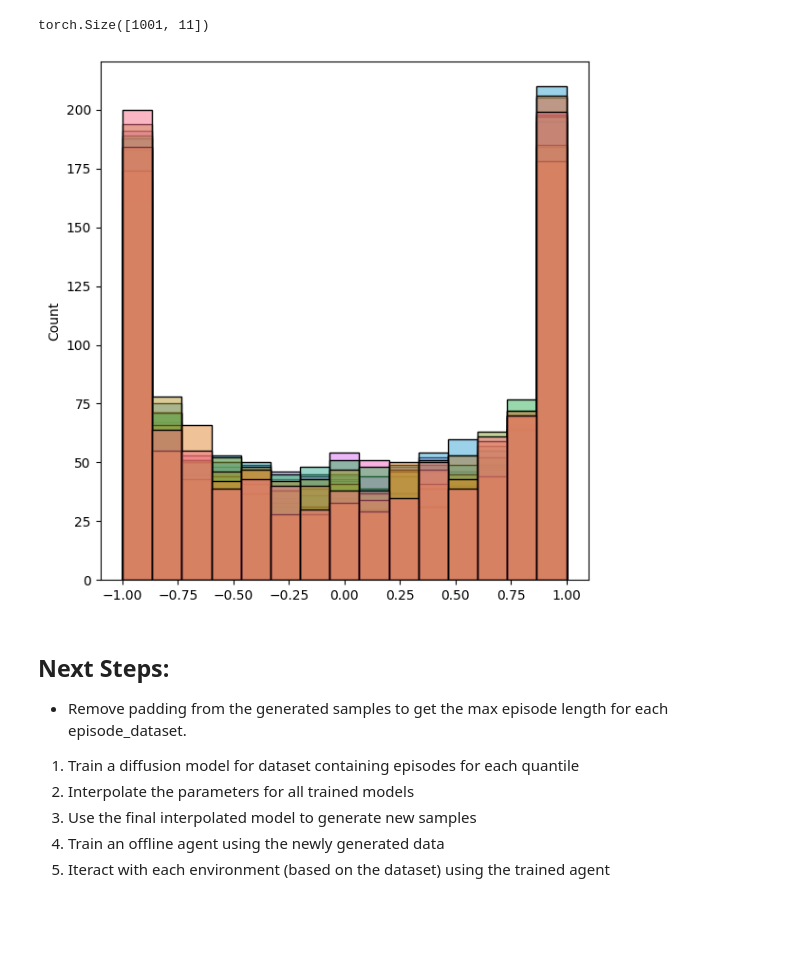
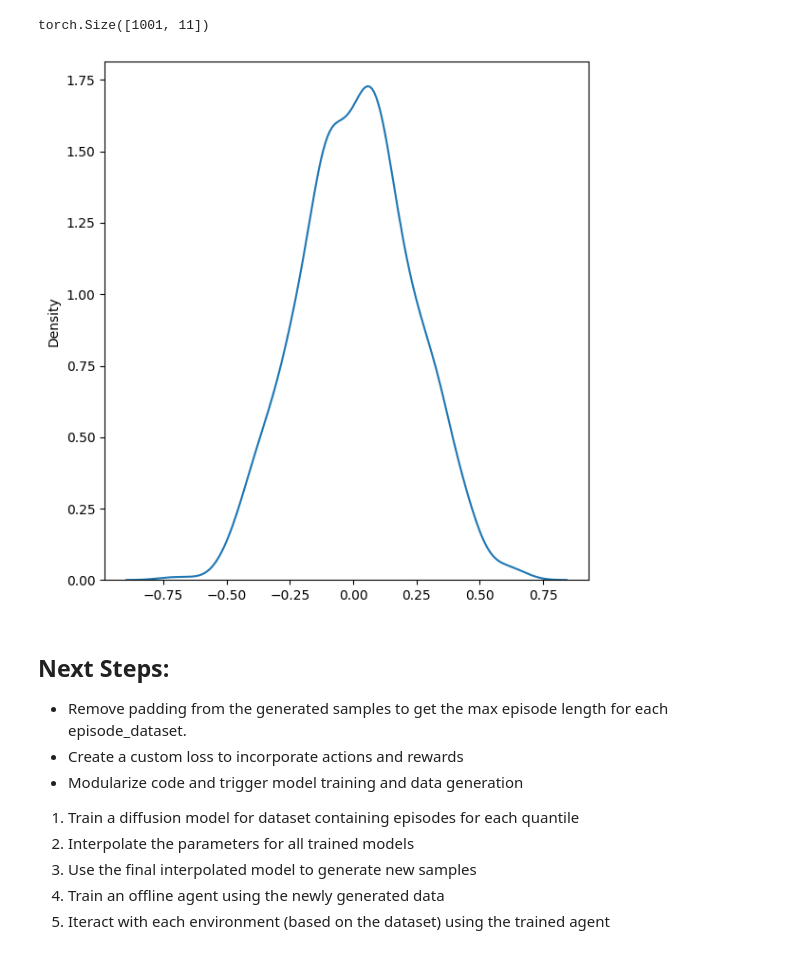
Before and after one commit to amuraddd/ducks, a Jupyter notebook: ducks/notebooks/diffusion_training_diffusers.ipynb, the cells around one changed output. Saved outputs shown, nothing was run; the diff lists cells and outputs as text; code cells hidden in the pictures; blank space fills up the shorter version.

Commit message:
diffusion training and generation loop

```diff
--- a/ducks/notebooks/diffusion_training_diffusers.ipynb
+++ b/ducks/notebooks/diffusion_training_diffusers.ipynb
@@ -223,14 +225,16 @@ x[0].squeeze().shape
 # %% [output]
 torch.Size([1001, 11])
 # %%
-sns.histplot(x[0].squeeze().cpu().numpy(), kde=False, legend=False)
+sns.kdeplot(x[0].squeeze().cpu().numpy().mean(axis=1), legend=False)
 plt.tight_layout()
 plt.show()
 # %% [output]
-[figure, old version]
+[figure, new version]
 # %% [markdown]
 ## Next Steps:
 - Remove padding from the generated samples to get the max episode length for each episode_dataset.
+- Create a custom loss to incorporate actions and rewards
+- Modularize code and trigger model training and data generation
 
 1. Train a diffusion model for dataset containing episodes for each quantile
 2. Interpolate the parameters for all trained models
```
Also changed, not shown: parts of 2 cells of this notebook.
